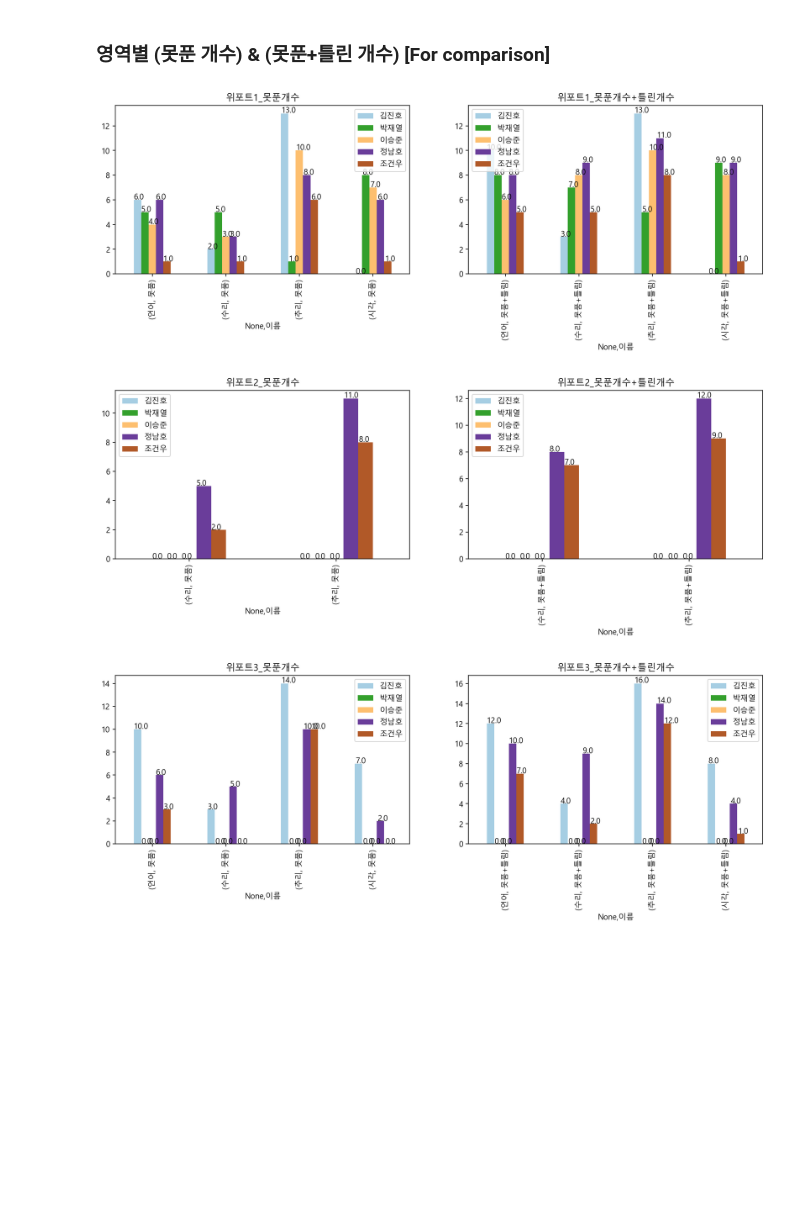
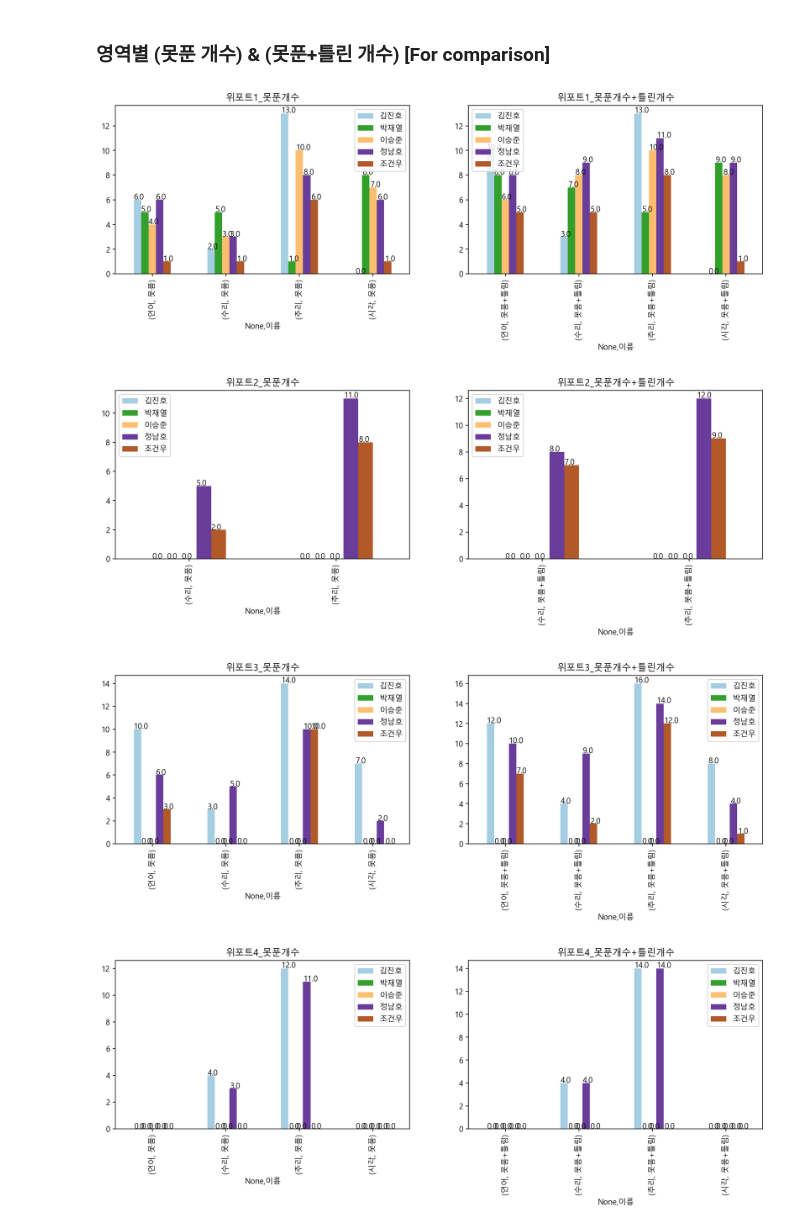
Before and after one commit to jeongnamho/gsat, a Jupyter notebook: 20_second/weport.ipynb, the cells around one changed output. Drawn from its saved outputs; the diff is of its cells as text; code cells hidden in the pictures; blank space fills up the shorter version.

```diff
--- a/20_second/weport.ipynb
+++ b/20_second/weport.ipynb
@@ -159,39 +167,40 @@ for p in ax1.patches:
 for q in ax2.patches :
     ax2.annotate(str(q.get_height()), (q.get_x() * 1.005, q.get_height() * 1.005))
 plt.show()
 
 
 figure, (ax1, ax2) = plt.subplots(nrows=1, ncols=2)
 figure.set_size_inches(15,4)
 weport2_nonreplied[["수리", "추리"]].T.plot(kind="bar", legend=True, ax=ax1, title="위포트2_못푼개수", cmap="Paired")
 weport2_total[["수리", "추리"]].T.plot(kind="bar", legend=True, ax=ax2, title="위포트2_못푼개수+틀린개수", cmap="Paired")
 for p in ax1.patches:
     ax1.annotate(str(p.get_height()), (p.get_x() * 1.005, p.get_height() * 1.005))
 for q in ax2.patches :
     ax2.annotate(str(q.get_height()), (q.get_x() * 1.005, q.get_height() * 1.005))
 plt.show()
 
 
 figure, (ax1, ax2) = plt.subplots(nrows=1, ncols=2)
 figure.set_size_inches(15,4)
 weport3_nonreplied.T.plot(kind="bar", legend=True, ax=ax1, title="위포트3_못푼개수", cmap="Paired")
 weport3_total.T.plot(kind="bar", legend=True, ax=ax2, title="위포트3_못푼개수+틀린개수", cmap="Paired")
 for p in ax1.patches:
     ax1.annotate(str(p.get_height()), (p.get_x() * 1.005, p.get_height() * 1.005))
 for q in ax2.patches :
     ax2.annotate(str(q.get_height()), (q.get_x() * 1.005, q.get_height() * 1.005))
 plt.show()
 
-# figure, (ax1, ax2) = plt.subplots(nrows=1, ncols=2)
-# figure.set_size_inches(15,4)
-# weport4_nonreplied.T.plot(kind="bar", legend=True, ax=ax1, title="위포트4_못푼개수", cmap="Paired")
-# weport4_total.T.plot(kind="bar", legend=True, ax=ax2, title="위포트4_못푼개수+틀린개수", cmap="Paired")
-# for p in ax1.patches:
-#     ax1.annotate(str(p.get_height()), (p.get_x() * 1.005, p.get_height() * 1.005))
-# for q in ax2.patches :
-#     ax2.annotate(str(q.get_height()), (q.get_x() * 1.005, q.get_height() * 1.005))
-# plt.show()
+figure, (ax1, ax2) = plt.subplots(nrows=1, ncols=2)
+figure.set_size_inches(15,4)
+weport4_nonreplied.T.plot(kind="bar", legend=True, ax=ax1, title="위포트4_못푼개수", cmap="Paired")
+weport4_total.T.plot(kind="bar", legend=True, ax=ax2, title="위포트4_못푼개수+틀린개수", cmap="Paired")
+for p in ax1.patches:
+    ax1.annotate(str(p.get_height()), (p.get_x() * 1.005, p.get_height() * 1.005))
+for q in ax2.patches :
+    ax2.annotate(str(q.get_height()), (q.get_x() * 1.005, q.get_height() * 1.005))
+plt.show()
 # %% [output]
 [figure]
 [figure]
 [figure]
+[figure, added]
```
Also changed, not shown: parts of 4 cells of this notebook, 1 other file.
